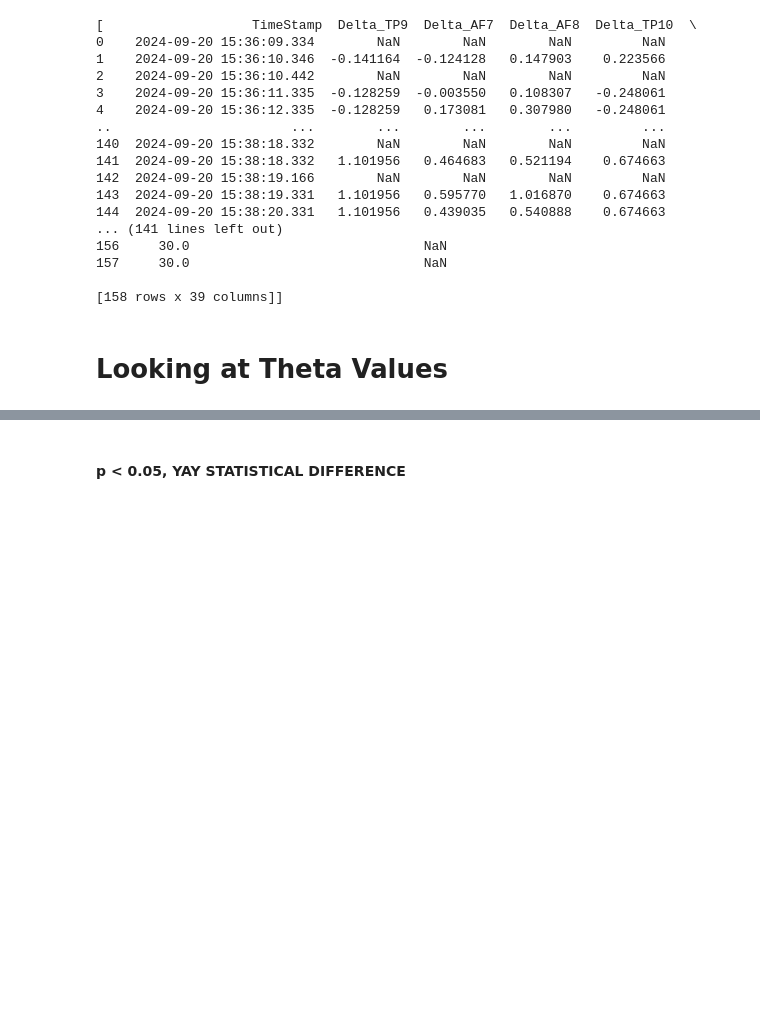
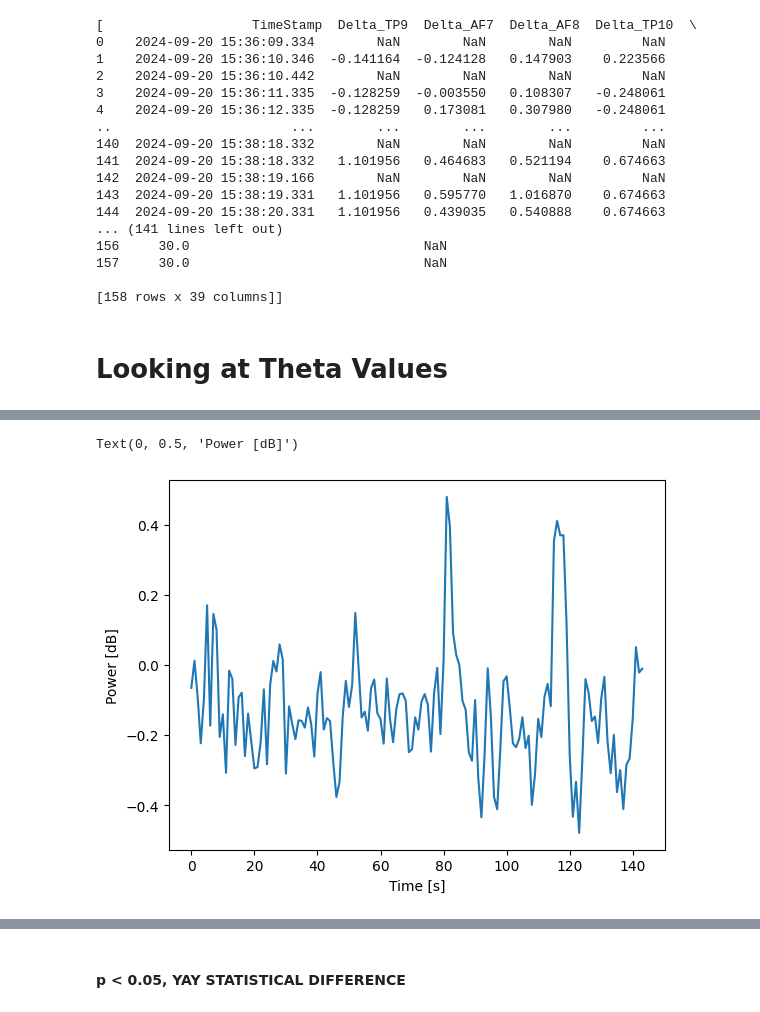
Before and after one commit to aaronjuma/EEGMario, a Jupyter notebook: Analysis/analysis.ipynb, the cells around one changed output, grey strips where cells are left out. Saved outputs shown, nothing was run; the diff lists cells and outputs as text; code cells hidden in the pictures; blank space fills up the shorter version.

```diff
--- a/Analysis/analysis.ipynb
+++ b/Analysis/analysis.ipynb
@@ -194,22 +182,14 @@ plt.ylabel("Power [dB]")
 # %%
 hard_theta = []
 for i in range(1,4):
-
-    temp_af7 = hard[i-1]["Theta_AF7"]
-    temp_af8 = hard[i-1]["Theta_AF8"]
-    temp_af7.dropna(axis = 0, inplace=True)
-    temp_af8.dropna(axis = 0, inplace=True)
-    # temp_af7 = rescale(temp_af7)
-    # temp_af8 = rescale(temp_af8)
-
-    # print(temp_af7)
-    # print(temp_af8)
-    avg = ( temp_af7 + temp_af8 ) / 2
-    hard_theta.append(avg)
+    hard_theta.append(process_and_average(hard[i-1], "theta"))
 
 plt.plot(hard_theta[1])
 plt.xlabel("Time [s]")
 plt.ylabel("Power [dB]")
+# %% [output]
+Text(0, 0.5, 'Power [dB]')
+[figure, added]
 # %%
 extreme_theta = []
 for i in range(1,4):
```
Also changed, not shown: parts of 16 cells of this notebook.
